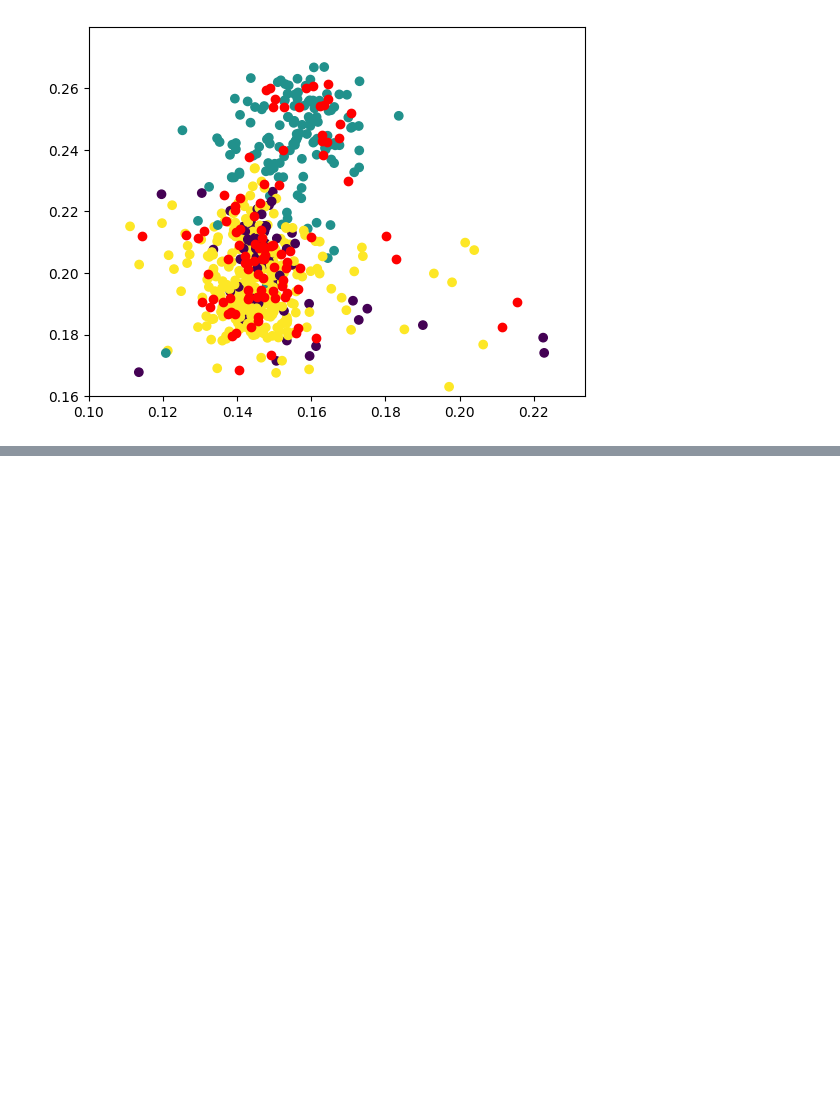
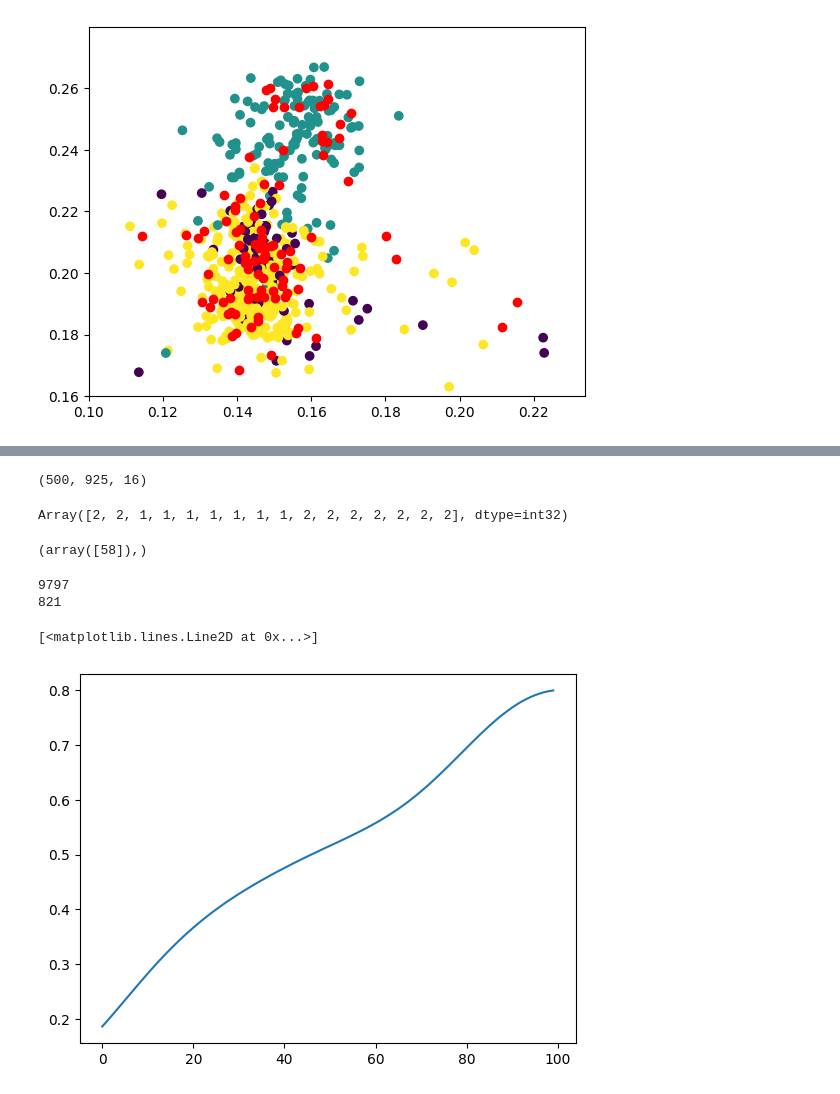
Before and after one commit to g0bel1n/fast_shapelets, a Jupyter notebook: notebooks/draft.ipynb, the cells around one changed output, grey strips where cells are left out. Drawn from its saved outputs; the diff is of its cells as text; code cells hidden in the pictures; blank space fills up the shorter version.

```diff
--- a/notebooks/draft.ipynb
+++ b/notebooks/draft.ipynb
@@ -238,0 +243,12 @@ plt.ylim(0.16)
+# %%
+X = X[:100]
+# %%
+subseq_len = 100
+cardinality = 4
+r=10
+from src._utils import get_random_hash
+from numpy.lib.stride_tricks import sliding_window_view
+
+X_ = (X - X.mean(axis=1, keepdims=True)) / X.std(axis=1, keepdims=True)
+raw_data_subsequences = sliding_window_view(X_,subseq_len,axis=1)
+sax_strings = sax(raw_data_subsequences, 16, cardinality)
@@ -238,0 +259,4 @@ plt.ylim(0.16)
+# %%
+sax_strings.shape
+# %% [output]
+(500, 925, 16)
@@ -238,0 +266,21 @@ plt.ylim(0.16)
+# %%
+objs[932]
+# %% [output]
+Array([2, 2, 1, 1, 1, 1, 1, 1, 1, 2, 2, 2, 2, 2, 2, 2], dtype=int32)
+# %%
+np.where(idx_table[6045])[0]
+# %% [output]
+(array([58]),)
+# %%
+def inverse_map(idx :int, idx_table :np.ndarray, map_idxs :np.ndarray, raw_data_subsequences :np.ndarray):
+    obj_id  = np.where(idx_table[idx])[0][0]
+    rowinrow = np.where(idx_table[:,obj_id])[0][0]
+    subseq_idx = map_idxs[obj_id][idx-rowinrow]
+    return raw_data_subsequences[obj_id, subseq_idx]
+# %%
+plt.plot(inverse_map(9841, idx_table, map_idxs, raw_data_subsequences))
+# %% [output]
+9797
+821
+[<matplotlib.lines.Line2D at 0x...>]
+[figure, added]
```
Also changed, not shown: parts of 52 cells of this notebook, 5 other files.
